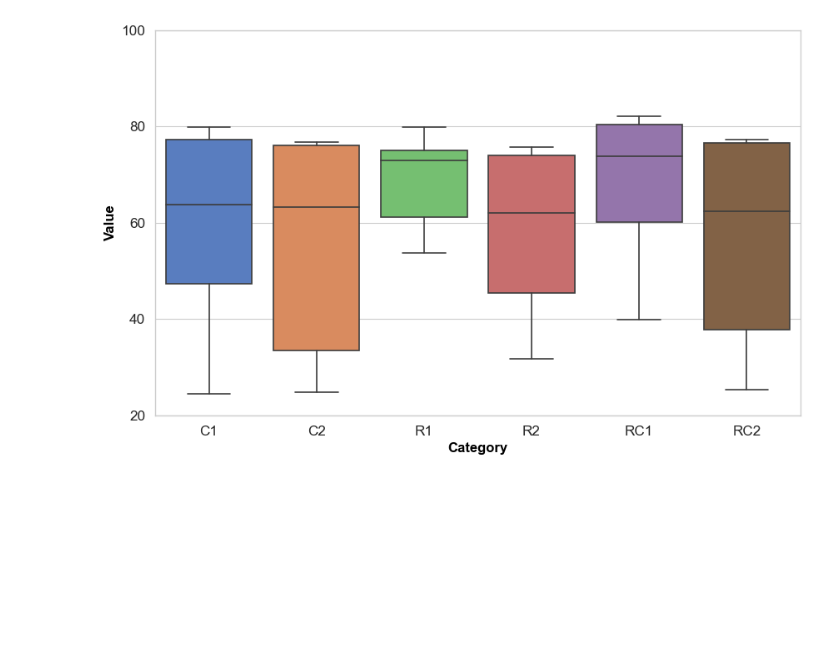
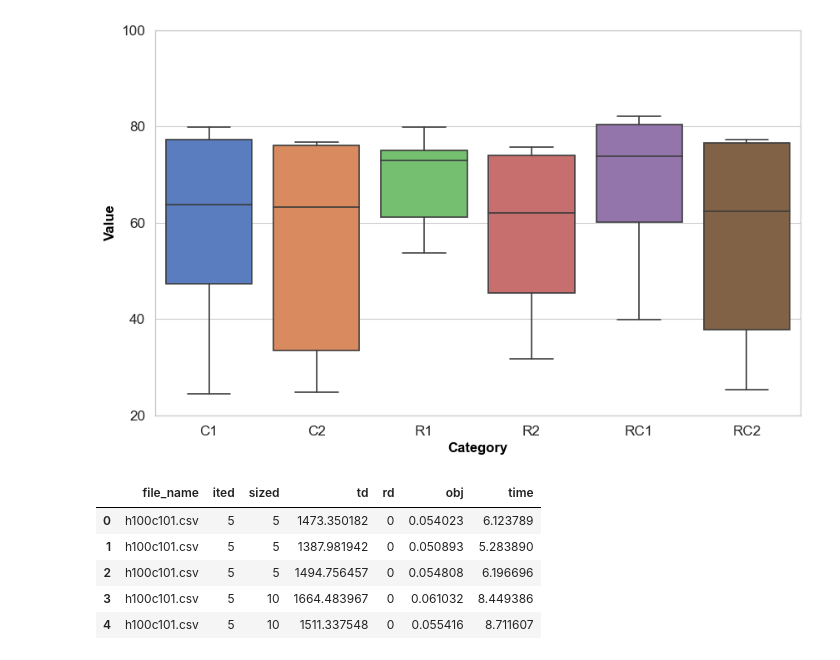
Before and after one commit to hwnginsoict/dvrpsd, a Jupyter notebook: experiment/experiment.ipynb, the cells around one changed output. Cells and saved outputs as stored; diff of their text form; code cells hidden in the pictures; blank space fills up the shorter version.

```diff
--- a/experiment/experiment.ipynb
+++ b/experiment/experiment.ipynb
@@ -167,3 +167,14 @@ plt.yticks(np.arange(20, 101, 20))
 plt.show()
 # %% [output]
 [figure]
+# %%
+import pandas as pd
+combined_CP = pd.read_excel("F:\CodingEnvironment\dvrpsd\experiment\combined_full.xlsx")
+combined_CP.head()
+# %% [output]
+|  | file_name | ited | sized | td | rd | obj | time |
+| 0 | h100c101.csv | 5 | 5 | 1473.350182 | 0 | 0.054023 | 6.123789 |
+| 1 | h100c101.csv | 5 | 5 | 1387.981942 | 0 | 0.050893 | 5.283890 |
+| 2 | h100c101.csv | 5 | 5 | 1494.756457 | 0 | 0.054808 | 6.196696 |
+| 3 | h100c101.csv | 5 | 10 | 1664.483967 | 0 | 0.061032 | 8.449386 |
+| 4 | h100c101.csv | 5 | 10 | 1511.337548 | 0 | 0.055416 | 8.711607 |
```
Also changed, not shown: parts of 2 cells of this notebook, 9 other files.
